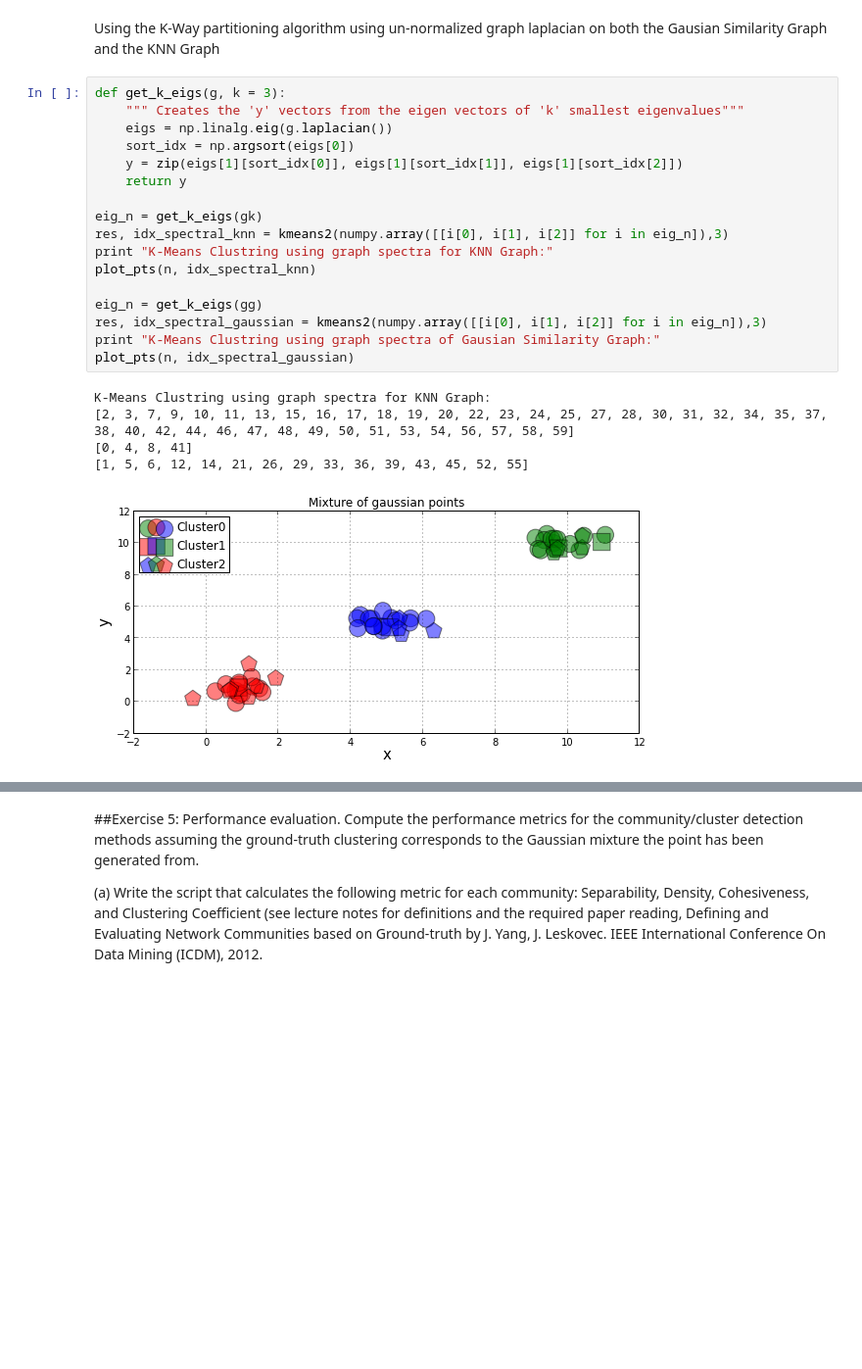
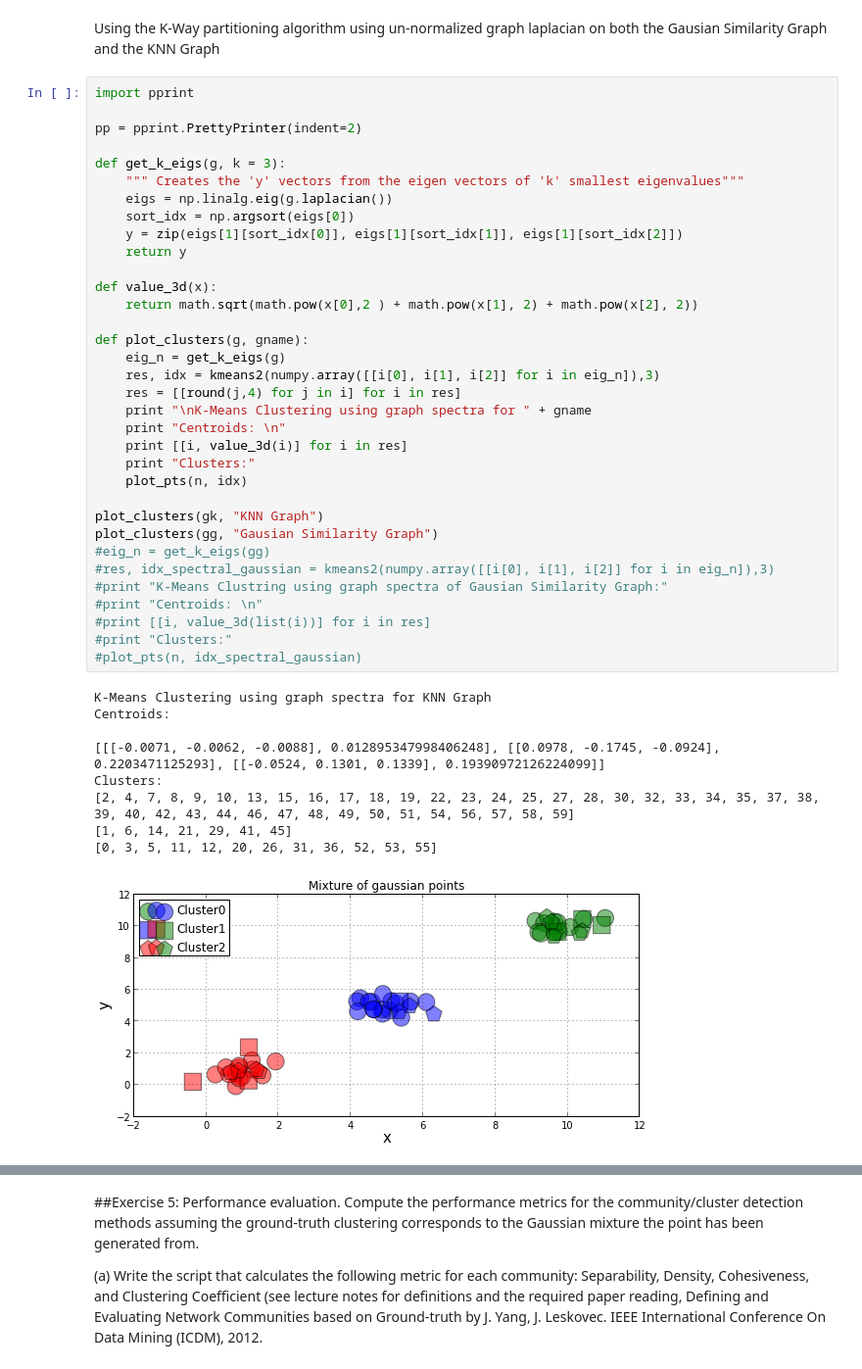
Before and after one commit to sagarjauhari/graph_mining, a Jupyter notebook: Graph Data Mining - L2.ipynb, the cells around one changed output, grey strips where cells are left out. Shown at 98% size. Cells and saved outputs as stored; diff of their text form; blank space fills up the shorter version.

Commit message:
Added cluster reording function

```diff
--- a/Graph Data Mining - L2.ipynb
+++ b/Graph Data Mining - L2.ipynb
@@ -425,25 +425,46 @@ green: Gaussian sigma = 6
 # %% [markdown]
 Using the K-Way partitioning algorithm using un-normalized graph laplacian on both the Gausian Similarity Graph and the KNN Graph
 # %%
+import pprint
+
+pp = pprint.PrettyPrinter(indent=2)
+
 def get_k_eigs(g, k = 3):
     """ Creates the 'y' vectors from the eigen vectors of 'k' smallest eigenvalues"""
     eigs = np.linalg.eig(g.laplacian())
     sort_idx = np.argsort(eigs[0])
     y = zip(eigs[1][sort_idx[0]], eigs[1][sort_idx[1]], eigs[1][sort_idx[2]])
     return y
 
-eig_n = get_k_eigs(gk)
-res, idx_spectral_knn = kmeans2(numpy.array([[i[0], i[1], i[2]] for i in eig_n]),3)
-print "K-Means Clustring using graph spectra for KNN Graph:"
-plot_pts(n, idx_spectral_knn)
+def value_3d(x):
+    return math.sqrt(math.pow(x[0],2 ) + math.pow(x[1], 2) + math.pow(x[2], 2))
 
-eig_n = get_k_eigs(gg)
-res, idx_spectral_gaussian = kmeans2(numpy.array([[i[0], i[1], i[2]] for i in eig_n]),3)
-print "K-Means Clustring using graph spectra of Gausian Similarity Graph:"
-plot_pts(n, idx_spectral_gaussian)
+def plot_clusters(g, gname):
+    eig_n = get_k_eigs(g)
+    res, idx = kmeans2(numpy.array([[i[0], i[1], i[2]] for i in eig_n]),3)
+    res = [[round(j,4) for j in i] for i in res]
+    print "\nK-Means Clustering using graph spectra for " + gname
+    print "Centroids: \n"
+    print [[i, value_3d(i)] for i in res]
+    print "Clusters:"
+    plot_pts(n, idx)
+
+plot_clusters(gk, "KNN Graph")
+plot_clusters(gg, "Gausian Similarity Graph")
+#eig_n = get_k_eigs(gg)
+#res, idx_spectral_gaussian = kmeans2(numpy.array([[i[0], i[1], i[2]] for i in eig_n]),3)
+#print "K-Means Clustring using graph spectra of Gausian Similarity Graph:"
+#print "Centroids: \n"
+#print [[i, value_3d(list(i))] for i in res]
+#print "Clusters:"
+#plot_pts(n, idx_spectral_gaussian)
 # %% [output]
-K-Means Clustring using graph spectra for KNN Graph:
-[2, 3, 7, 9, 10, 11, 13, 15, 16, 17, 18, 19, 20, 22, 23, 24, 25, 27, 28, 30, 31, 32, 34, 35, 37, 38, 40, 42, 44, 46, 47, 48, 49, 50, 51, 53, 54, 56, 57, 58, 59]
-[0, 4, 8, 41]
-[1, 5, 6, 12, 14, 21, 26, 29, 33, 36, 39, 43, 45, 52, 55]
+K-Means Clustering using graph spectra for KNN Graph
+Centroids:
+
+[[[-0.0071, -0.0062, -0.0088], 0.012895347998406248], [[0.0978, -0.1745, -0.0924], 0.2203471125293], [[-0.0524, 0.1301, 0.1339], 0.19390972126224099]]
+Clusters:
+[2, 4, 7, 8, 9, 10, 13, 15, 16, 17, 18, 19, 22, 23, 24, 25, 27, 28, 30, 32, 33, 34, 35, 37, 38, 39, 40, 42, 43, 44, 46, 47, 48, 49, 50, 51, 54, 56, 57, 58, 59]
+[1, 6, 14, 21, 29, 41, 45]
+[0, 3, 5, 11, 12, 20, 26, 31, 36, 52, 53, 55]
-[figure, old version]
+[figure, new version]
```
Also changed, not shown: parts of 6 cells of this notebook.
